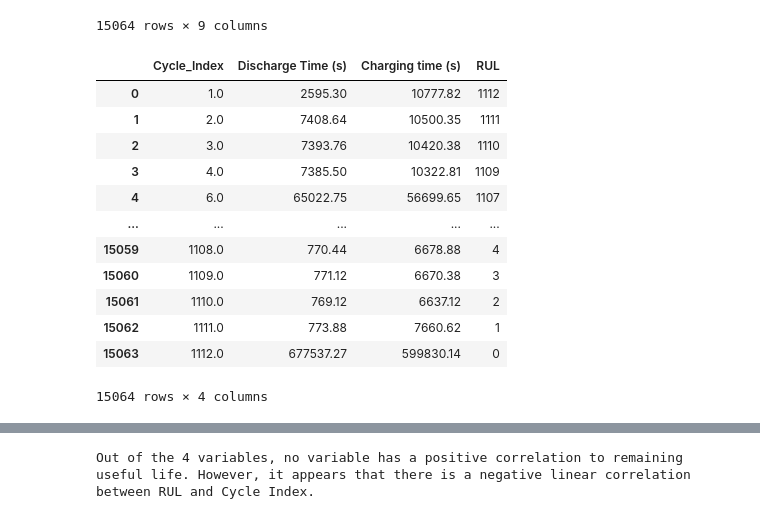
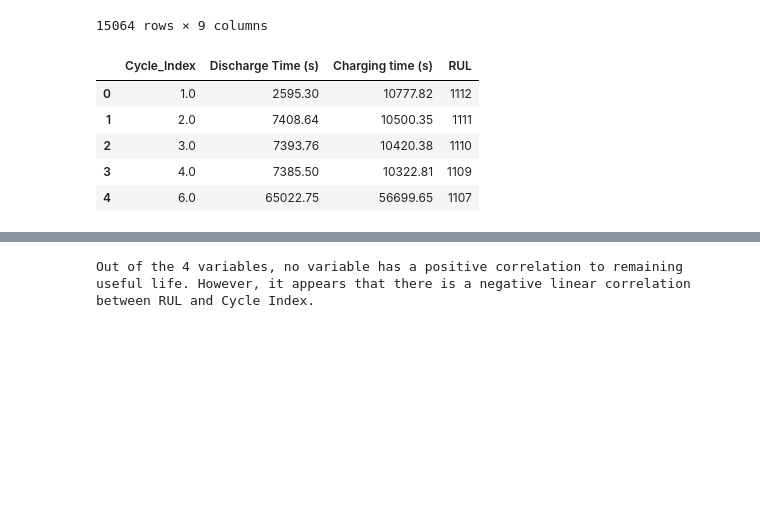
Before and after one commit to MellaBellaa/HtH_Summer_Build, a Jupyter notebook: Finding-an-Interesting-Dataset-MellaMyrick/Battery_data.ipynb, the cells around one changed output, grey strips where cells are left out. Saved outputs shown, nothing was run; the diff lists cells and outputs as text; code cells hidden in the pictures; blank space fills up the shorter version.

```diff
--- a/Finding-an-Interesting-Dataset-MellaMyrick/Battery_data.ipynb
+++ b/Finding-an-Interesting-Dataset-MellaMyrick/Battery_data.ipynb
@@ -51,21 +51,14 @@ battery_life_data
 # %%
 #Trimmed data
 updated_data = battery_life_data[['Cycle_Index', 'Discharge Time (s)', 'Charging time (s)', 'RUL']]
-updated_data
+updated_data.head()
 # %% [output]
 |  | Cycle_Index | Discharge Time (s) | Charging time (s) | RUL |
 | 0 | 1.0 | 2595.30 | 10777.82 | 1112 |
 | 1 | 2.0 | 7408.64 | 10500.35 | 1111 |
 | 2 | 3.0 | 7393.76 | 10420.38 | 1110 |
 | 3 | 4.0 | 7385.50 | 10322.81 | 1109 |
 | 4 | 6.0 | 65022.75 | 56699.65 | 1107 |
-| ... | ... | ... | ... | ... |
-| 15059 | 1108.0 | 770.44 | 6678.88 | 4 |
-| 15060 | 1109.0 | 771.12 | 6670.38 | 3 |
-| 15061 | 1110.0 | 769.12 | 6637.12 | 2 |
-| 15062 | 1111.0 | 773.88 | 7660.62 | 1 |
-| 15063 | 1112.0 | 677537.27 | 599830.14 | 0 |
-15064 rows × 4 columns
 # %%
 # Answering question 1: What is the maximum battery cycle?
 # %%
```
Also changed, not shown: parts of 17 cells of this notebook.
